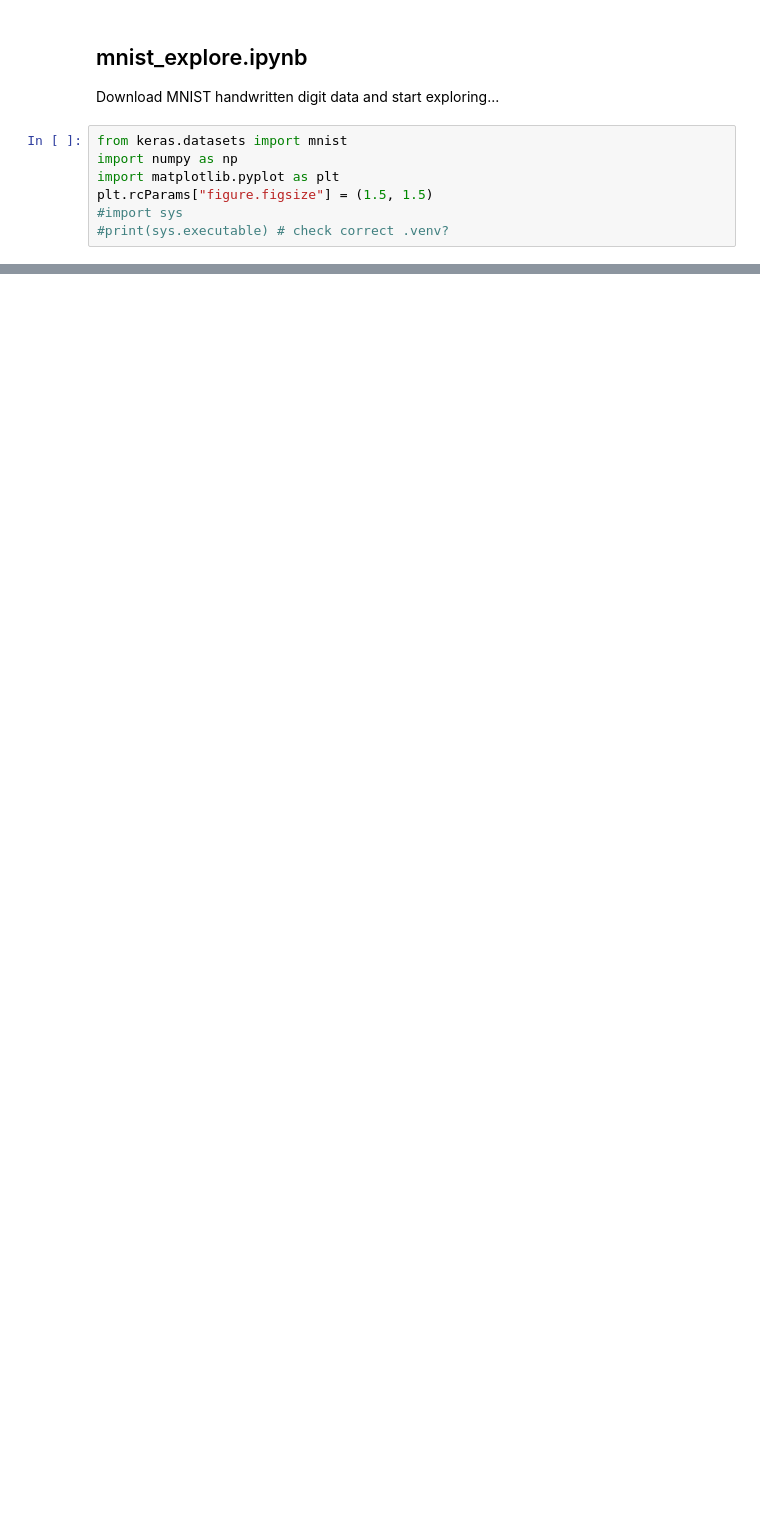
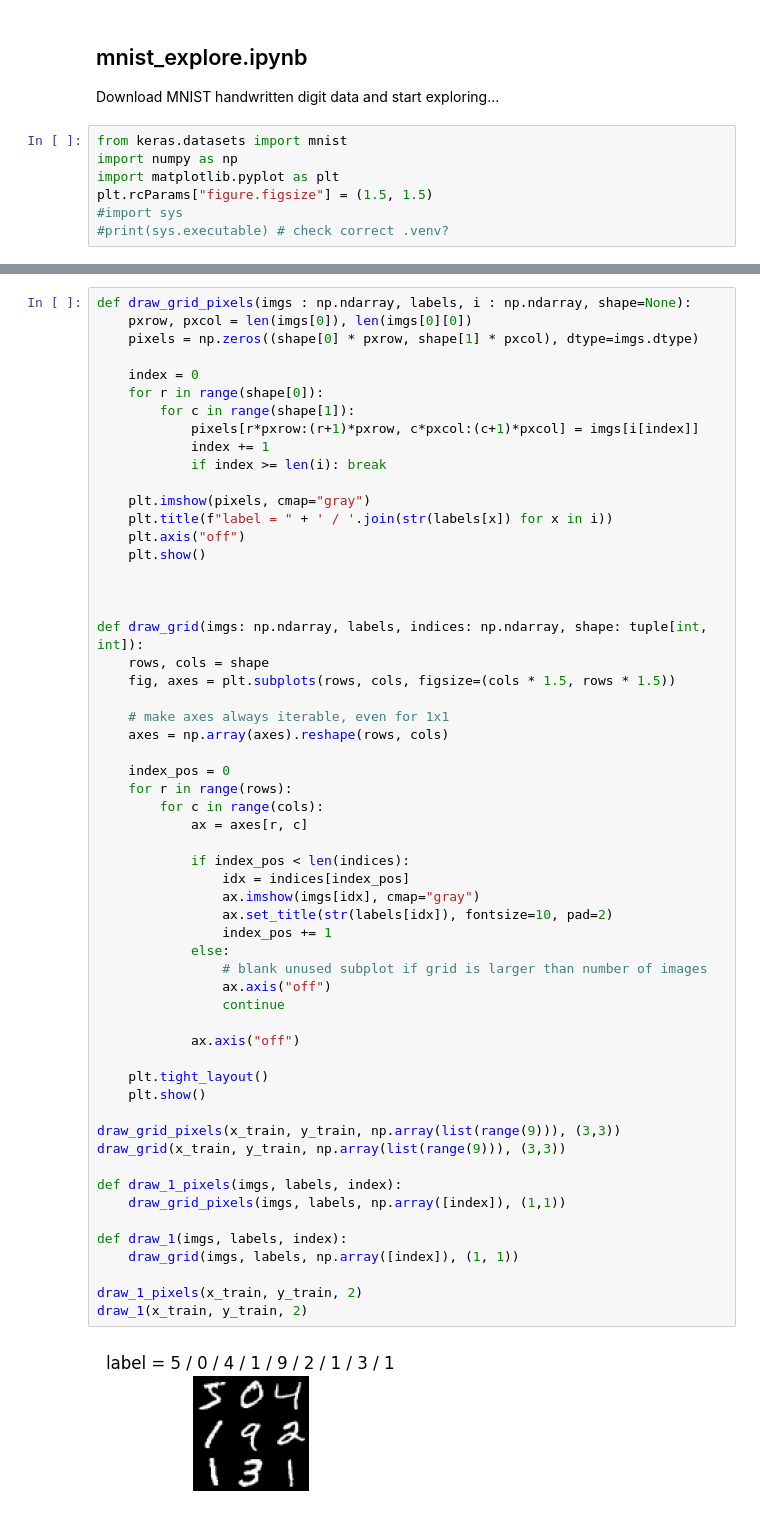
Before and after one commit to richard-greenhalgh/msc-prep, a Jupyter notebook: mnist/notebooks/mnist_explore.ipynb, the cells around one changed output, grey strips where cells are left out. Saved outputs shown, nothing was run; the diff lists cells and outputs as text; blank space fills up the shorter version.

```diff
--- a/mnist/notebooks/mnist_explore.ipynb
+++ b/mnist/notebooks/mnist_explore.ipynb
@@ -30,0 +32,59 @@ x_train.dtype: uint8     x_train.dtype: uint8
+# %%
+def draw_grid_pixels(imgs : np.ndarray, labels, i : np.ndarray, shape=None):
+    pxrow, pxcol = len(imgs[0]), len(imgs[0][0])
+    pixels = np.zeros((shape[0] * pxrow, shape[1] * pxcol), dtype=imgs.dtype)
+
+    index = 0
+    for r in range(shape[0]):
+        for c in range(shape[1]):
+            pixels[r*pxrow:(r+1)*pxrow, c*pxcol:(c+1)*pxcol] = imgs[i[index]]
+            index += 1
+            if index >= len(i): break
+
+    plt.imshow(pixels, cmap="gray")
+    plt.title(f"label = " + ' / '.join(str(labels[x]) for x in i))
+    plt.axis("off")
+    plt.show()
+
+
+
+def draw_grid(imgs: np.ndarray, labels, indices: np.ndarray, shape: tuple[int, int]):
+    rows, cols = shape
+    fig, axes = plt.subplots(rows, cols, figsize=(cols * 1.5, rows * 1.5))
+
+    # make axes always iterable, even for 1x1
+    axes = np.array(axes).reshape(rows, cols)
+
+    index_pos = 0
+    for r in range(rows):
+        for c in range(cols):
+            ax = axes[r, c]
+
+            if index_pos < len(indices):
+                idx = indices[index_pos]
+                ax.imshow(imgs[idx], cmap="gray")
+                ax.set_title(str(labels[idx]), fontsize=10, pad=2)
+                index_pos += 1
+            else:
+                # blank unused subplot if grid is larger than number of images
+                ax.axis("off")
+                continue
+
+            ax.axis("off")
+
+    plt.tight_layout()
+    plt.show()
+
+draw_grid_pixels(x_train, y_train, np.array(list(range(9))), (3,3))
+draw_grid(x_train, y_train, np.array(list(range(9))), (3,3))
+
+def draw_1_pixels(imgs, labels, index):
+    draw_grid_pixels(imgs, labels, np.array([index]), (1,1))
+
+def draw_1(imgs, labels, index):
+    draw_grid(imgs, labels, np.array([index]), (1, 1))
+
+draw_1_pixels(x_train, y_train, 2)
+draw_1(x_train, y_train, 2)
+# %% [output]
+[figure, added]
```
Also changed, not shown: parts of 2 cells of this notebook.
